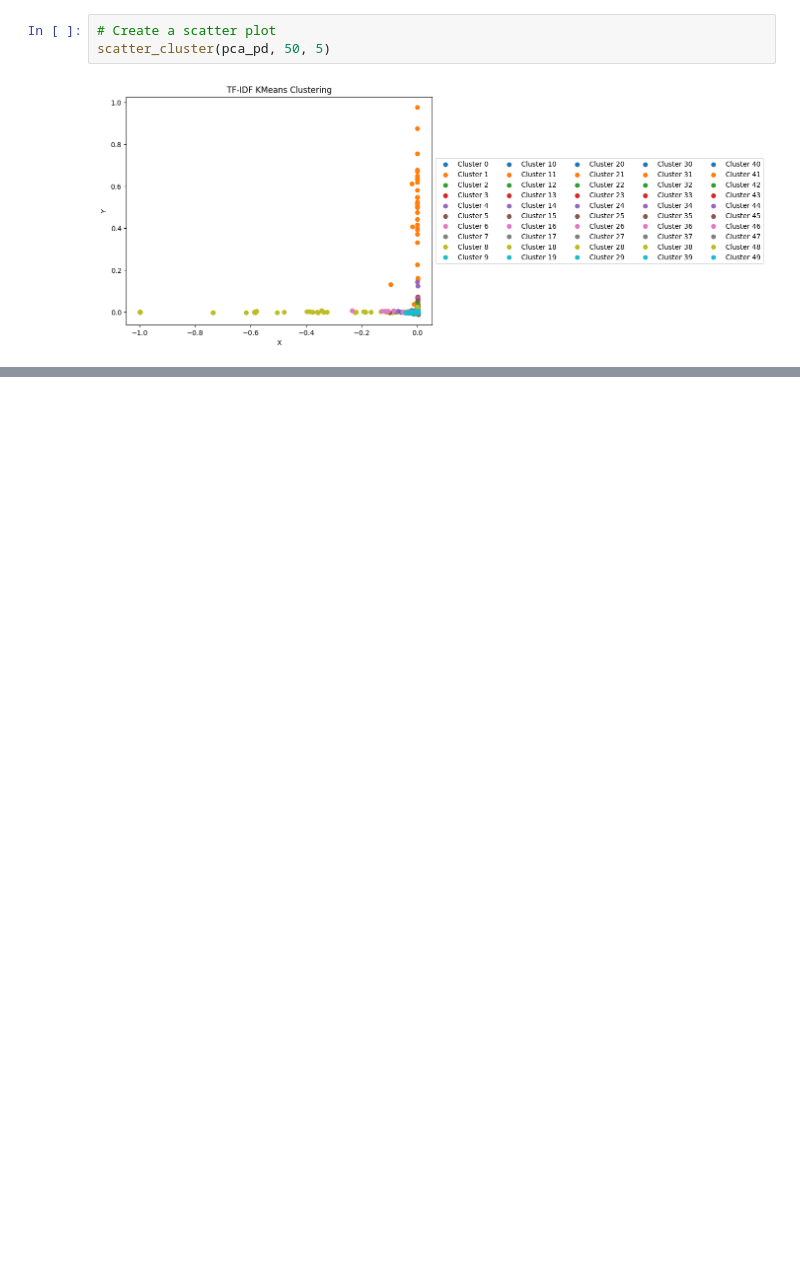
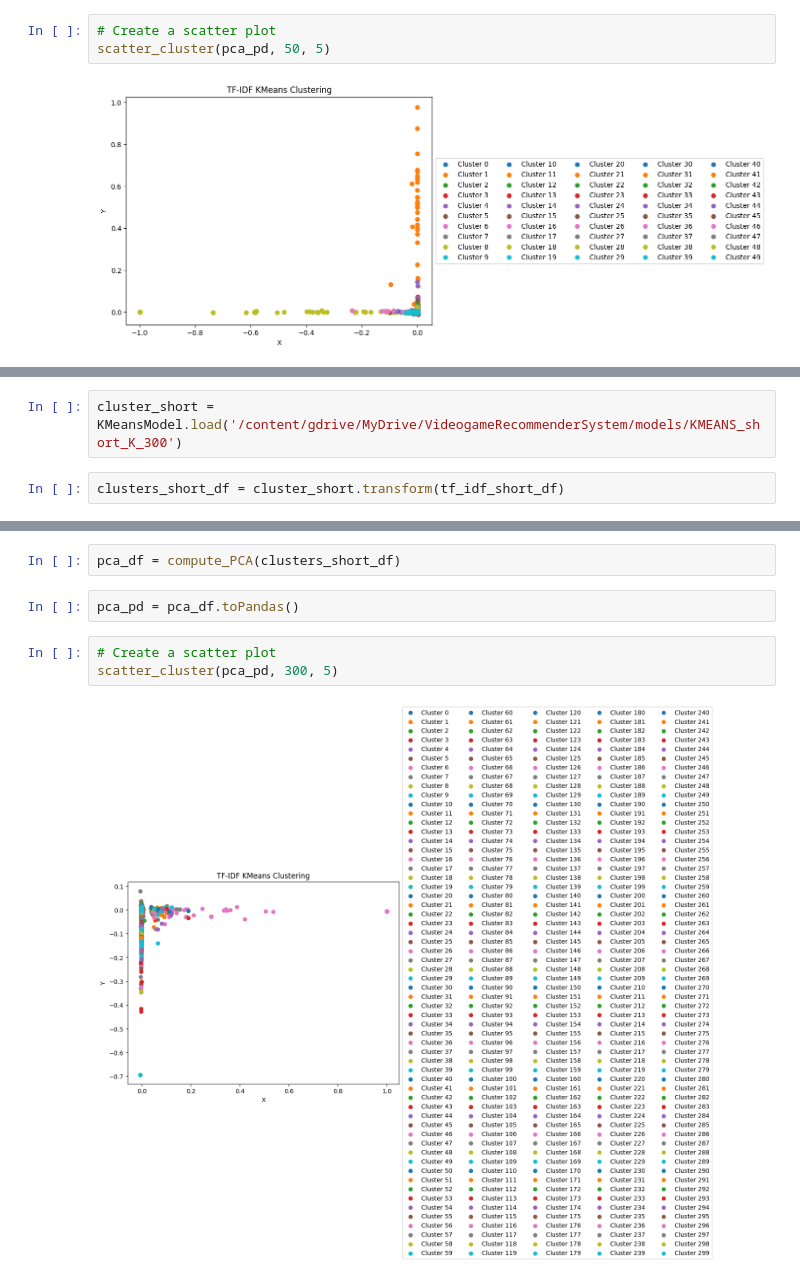
Before and after one commit to LuciaFores/big-data-computing, a Jupyter notebook: Project/Clustering_Analysis.ipynb, the cells around one changed output, grey strips where cells are left out. Cells and saved outputs as stored; diff of their text form; blank space fills up the shorter version.

Commit message:
Update Clustering_Analysis.ipynb
- Added clustering analysis on short description

```diff
--- a/Project/Clustering_Analysis.ipynb
+++ b/Project/Clustering_Analysis.ipynb
@@ -244,0 +256,4 @@ scatter_cluster(pca_pd, 50, 5)
+# %%
+cluster_short = KMeansModel.load('/content/gdrive/MyDrive/VideogameRecommenderSystem/models/KMEANS_short_K_300')
+# %%
+clusters_short_df = cluster_short.transform(tf_idf_short_df)
@@ -244,0 +290,9 @@ scatter_cluster(pca_pd, 50, 5)
+# %%
+pca_df = compute_PCA(clusters_short_df)
+# %%
+pca_pd = pca_df.toPandas()
+# %%
+# Create a scatter plot
+scatter_cluster(pca_pd, 300, 5)
+# %% [output]
+[figure, added]
```
Also changed, not shown: parts of 13 cells of this notebook.
